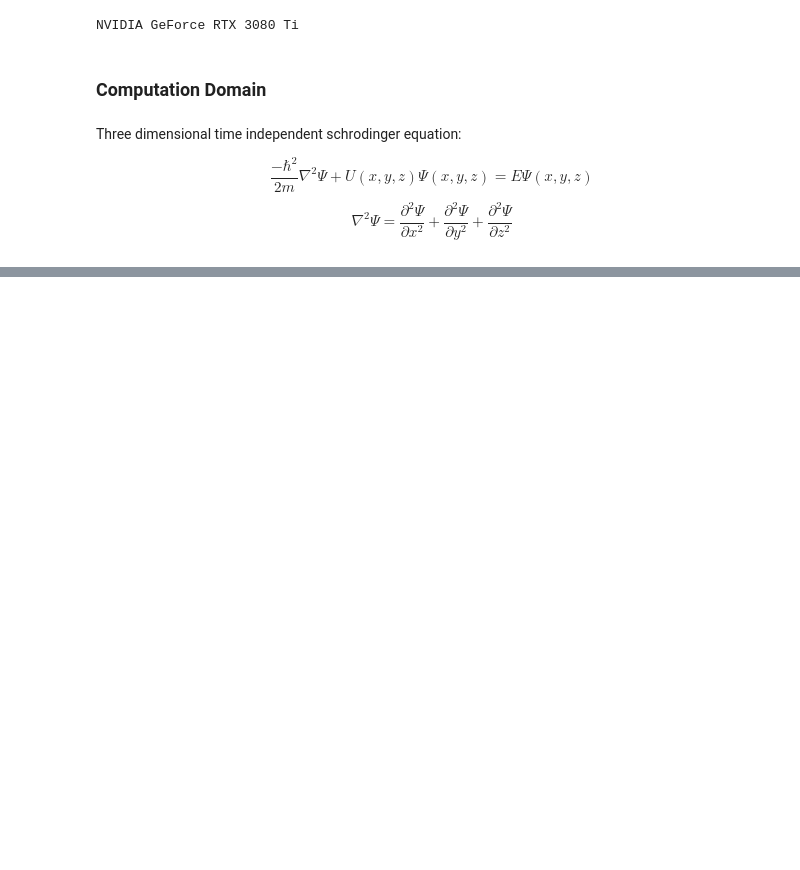
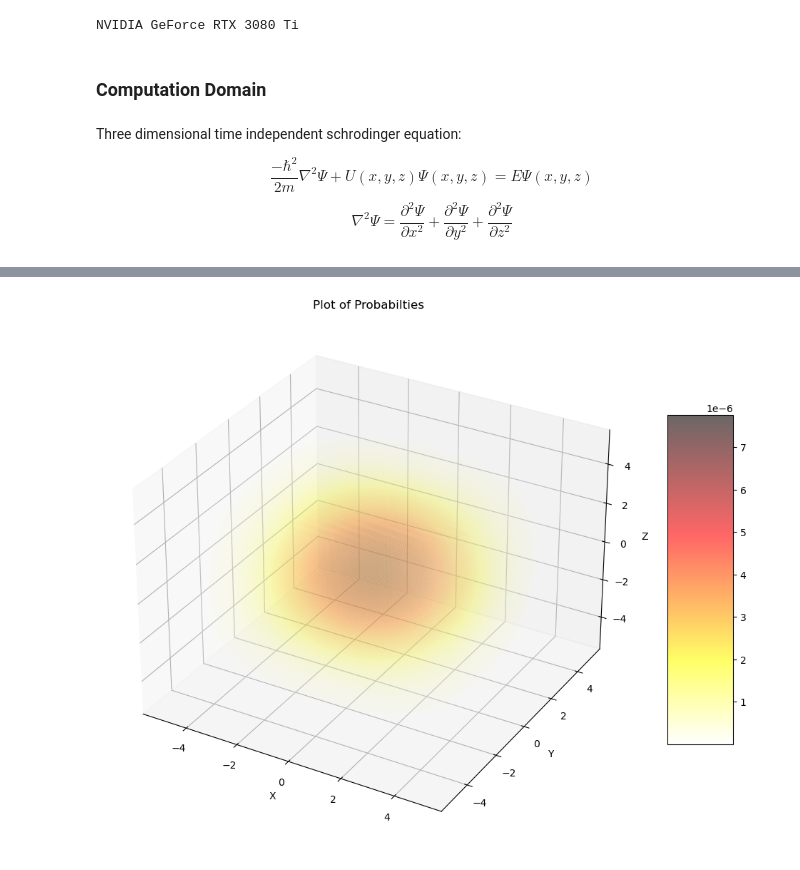
Before and after one commit to hardyek/PINNs, a Jupyter notebook: 3D Time Independent Schrodinger Equation.ipynb, the cells around one changed output, grey strips where cells are left out. Cells and saved outputs as stored; diff of their text form; code cells hidden in the pictures; blank space fills up the shorter version.

```diff
--- a/3D Time Independent Schrodinger Equation.ipynb
+++ b/3D Time Independent Schrodinger Equation.ipynb
@@ -40,0 +64,12 @@ T = -1/2 * (np.kron())
+# %%
+fig = plt.figure(2,figsize=(12,12))
+ax = fig.add_subplot(111,projection='3d')
+plot2 = ax.scatter3D(X,Y,Z,c=(get_e(0)**2),cmap=plt.cm.hot_r,s=0.001,alpha=0.6,antialiased=True)
+fig.colorbar(plot2,shrink=0.5,aspect=5)
+ax.set_xlabel(r'X')
+ax.set_ylabel(r'Y')
+ax.set_zlabel(r'Z')
+ax.set_title('Plot of Probabilties')
+plt.show()
+# %% [output]
+[figure, added]
```
Also changed, not shown: parts of 7 cells of this notebook, 1 other file.
